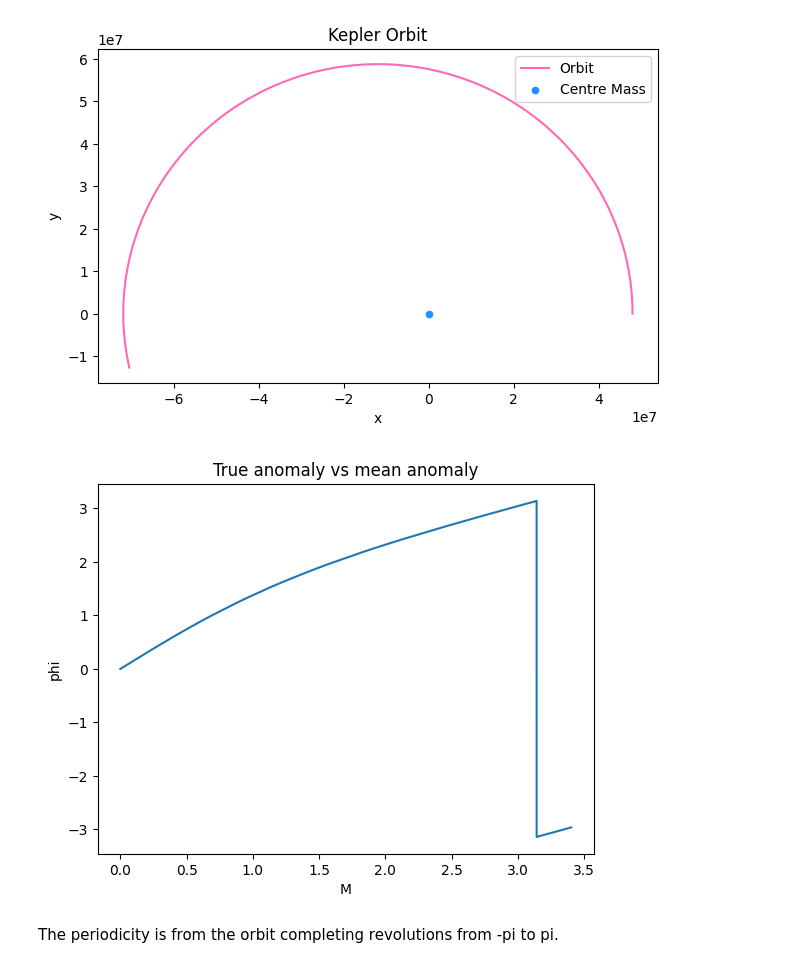
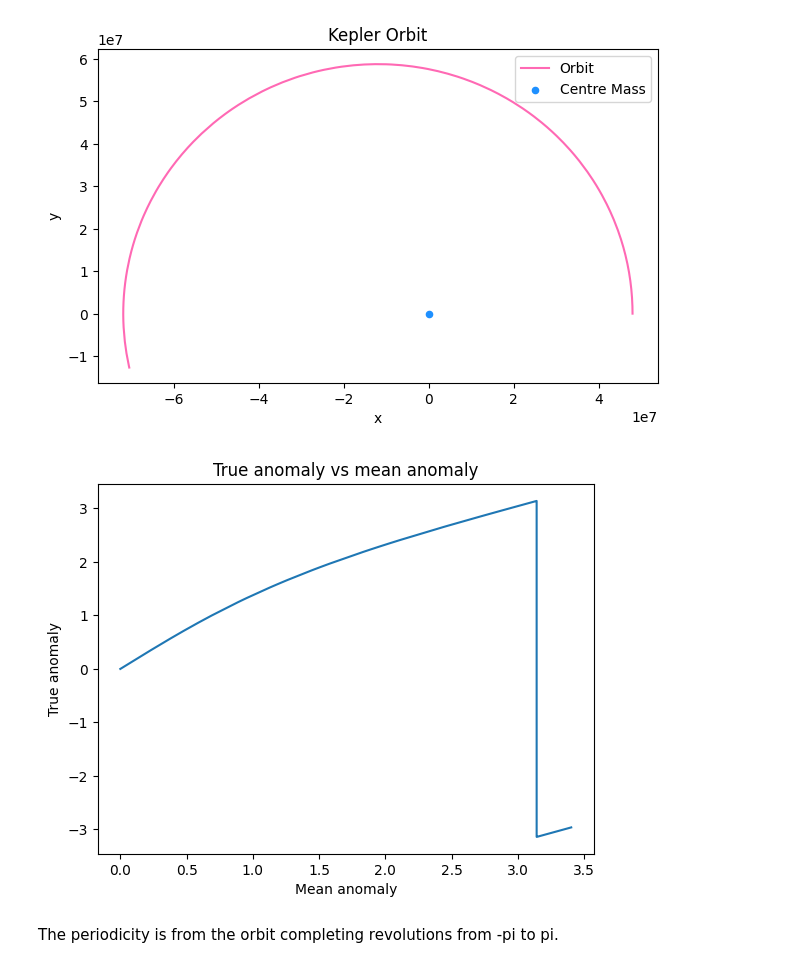
Before and after one commit to furbesco/BTR-Kepler-s-Problem, a Jupyter notebook: post-processing.ipynb, the cells around one changed output. Cells and saved outputs as stored; diff of their text form; code cells hidden in the pictures.

```diff
--- a/post-processing.ipynb
+++ b/post-processing.ipynb
@@ -32,12 +32,12 @@ plt.show()
 [figure]
 # %%
 plt.plot(M, phi)
-plt.xlabel("M")
-plt.ylabel("phi")
+plt.xlabel("Mean anomaly")
+plt.ylabel("True anomaly")
 plt.title("True anomaly vs mean anomaly")
 plt.show()
 # %% [output]
-[figure, old version]
+[figure, new version]
 # %% [markdown]
 The periodicity is from the orbit completing revolutions from -pi to pi.
 # %% [markdown]
```
Also changed, not shown: parts of 1 cell of this notebook, 1 other file.
